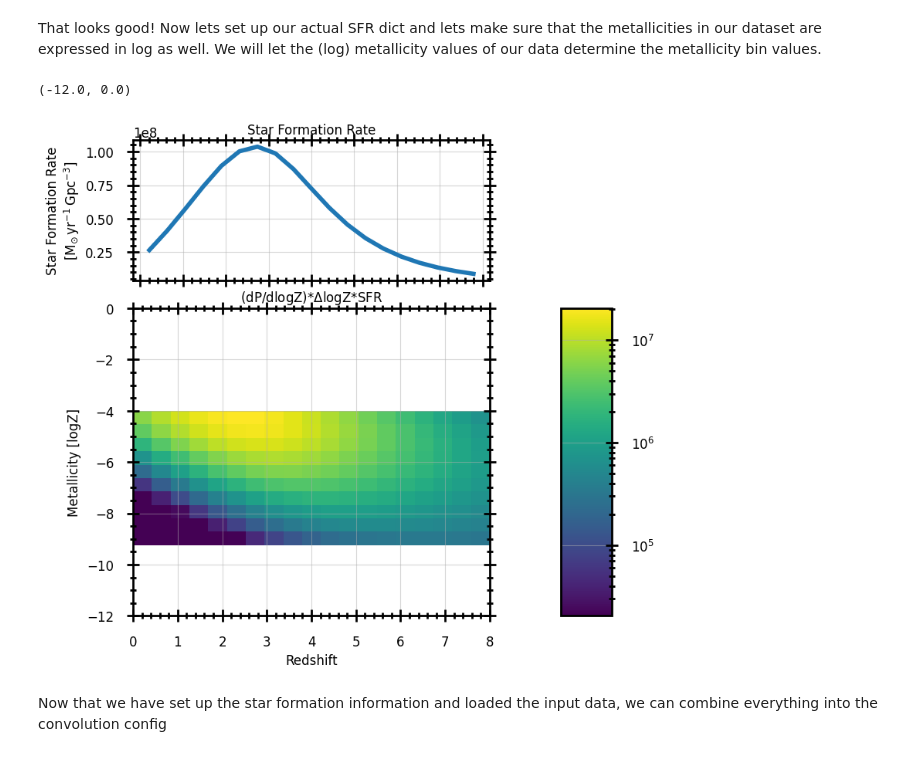
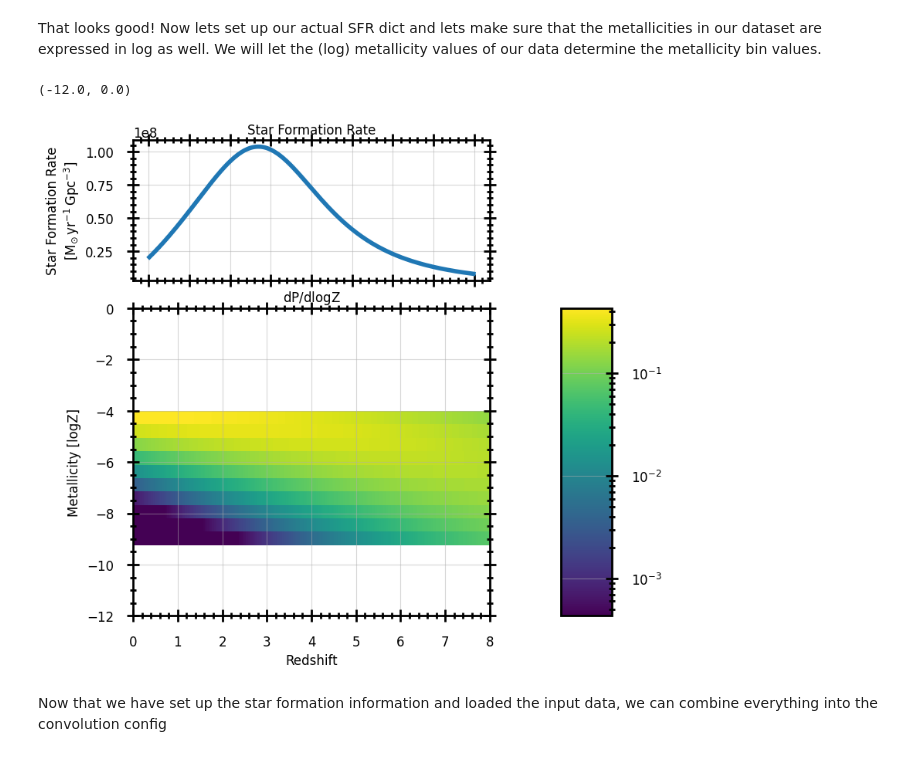
Before and after one commit to FloorBroekgaarden/growl-syntheticstellarpopconvolve, a Jupyter notebook: docs/source/examples/notebook_example_GW_merger_rate_density.ipynb, the cells around one changed output. Cells and saved outputs as stored; diff of their text form; code cells hidden in the pictures.

```diff
--- a/docs/source/examples/notebook_example_GW_merger_rate_density.ipynb
+++ b/docs/source/examples/notebook_example_GW_merger_rate_density.ipynb
@@ -27,20 +27,24 @@ from syntheticstellarpopconvolve.general_functions import temp_dir
 
 TMP_DIR = temp_dir("notebooks", "notebook_example_GW_merger_rate_density", clean_path=True)
 VERBOSITY = 0
+
+# The flag below allows the user to run this notebook without the full data or starformation rate.
+FULL_VERSION = os.getenv("EXAMPLE_USECASE_GW_FULL_VERSION", False)
 # %% [markdown]
 Lets start with loading some data and see which metallicities are present. This data is generated by a grid-based population-synthesis evolution at a series of fixed metallicities.
 
 This package contains a minimized version of the data for this usecase, but if the environment variable `EXAMPLE_DATA_USECASE_GW_FILENAME` points to the full dataset it will use that.
 # %%
-data_filename = os.getenv('EXAMPLE_DATA_USECASE_GW_FILENAME')
+data_filename = os.getenv('EXAMPLE_DATA_USECASE_GW_FILENAME') if FULL_VERSION else None
 example_usecase_GW_events_filename = data_filename if data_filename is not None else pkg_resources.resource_filename(
     "syntheticstellarpopconvolve",
     "example_data/example_data_usecase_gw.h5"
 )
-
 example_usecase_GW_events_data = pd.read_hdf(example_usecase_GW_events_filename,  key='data/combined_dataframes')
 if data_filename is not None:
     example_usecase_GW_events_data['delay_time_values_in_years'] = example_usecase_GW_events_data['formation_time_values_in_years']+example_usecase_GW_events_data['merger_time_values_in_years']
+example_usecase_GW_events_data=example_usecase_GW_events_data.query('stellar_type_1==14 & stellar_type_2==14')
+example_usecase_GW_events_data=example_usecase_GW_events_data.query('comenv_counter==0')
 
 #
 print(example_usecase_GW_events_data.columns)
@@ -124,40 +124,40 @@ log_metallicity_bin_centers = np.sort(example_usecase_GW_events_data['log_metall
 log_metallicity_bin_edges = calculate_bin_edges(log_metallicity_bin_centers)
 
 # Set up redshift bin info
-redshift_bin_edges = np.linspace(0, 8, 20); redshift_bin_centers = calculate_bincenters(redshift_bin_edges)
+redshift_bin_edges = np.linspace(0, 8, 200); redshift_bin_centers = calculate_bincenters(redshift_bin_edges)
 
 #
 sfr = starformation_rate_distribution_vanSon2023(redshift_bin_centers).to(u.Msun/u.yr/u.Gpc**3)
 
 #
 dpdlogZ = metallicity_distribution_vanSon2022(
     log_metallicity_centers=log_metallicity_bin_centers,
     redshifts=redshift_bin_centers,
 )
 
 sfr_dict = {
     "redshift_bin_edges": redshift_bin_edges,
     "starformation_rate_array": sfr,
     "metallicity_bin_edges": log_metallicity_bin_edges,
     "metallicity_distribution_array": dpdlogZ,  # We need to transpose!
 }
 
 axis_dict = plot_sfr_dict(
     sfr_dict,
     time_type="redshift",
     metallicity_string="logZ",
-    metallicity_distribution_multiply_by_metallicity_bin_sizes=True,
-    metallicity_distribution_multiply_by_sfr=True,
+    metallicity_distribution_multiply_by_metallicity_bin_sizes=False,
+    metallicity_distribution_multiply_by_sfr=False,
     metallicity_distribution_scale="log10",
     metallicity_distribution_cmap=copy.copy(plt.cm.viridis),
     return_axis_dict=True,
     figsize=(8,8),
     fontsize=12,
 )
 axis_dict['ax_mssfr'].set_ylim([-12, 0])
 # %% [output]
 (-12.0, 0.0)
-[figure, old version]
+[figure, new version]
 # %% [markdown]
 Now that we have set up the star formation information and loaded the input data, we can combine everything into the convolution config
 # %%
```
Also changed, not shown: parts of 6 cells of this notebook, 8 other files.
